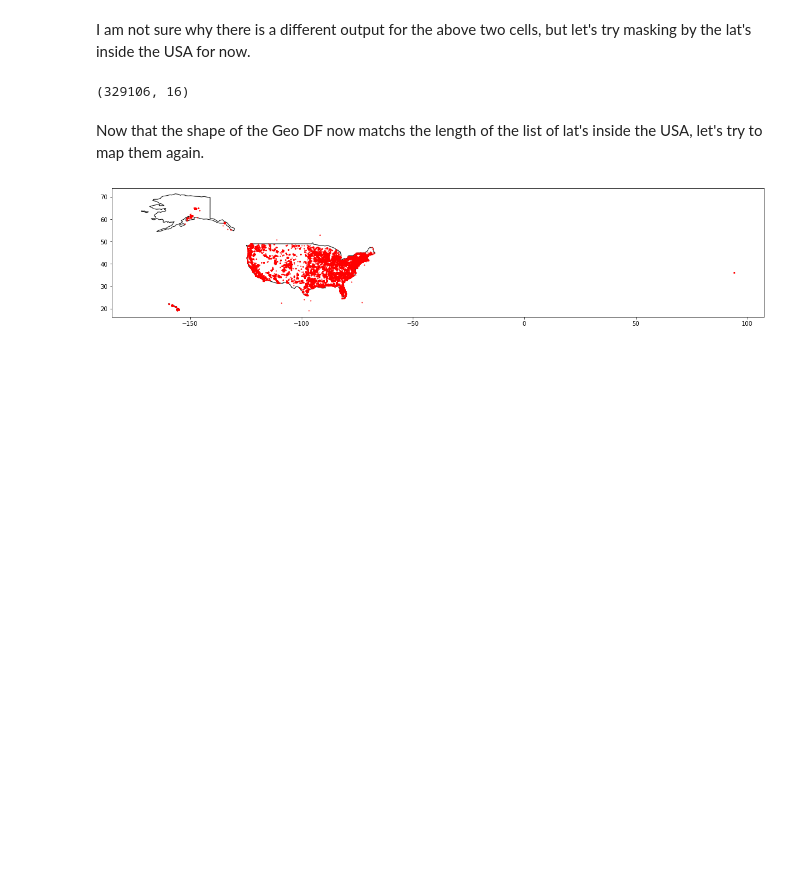
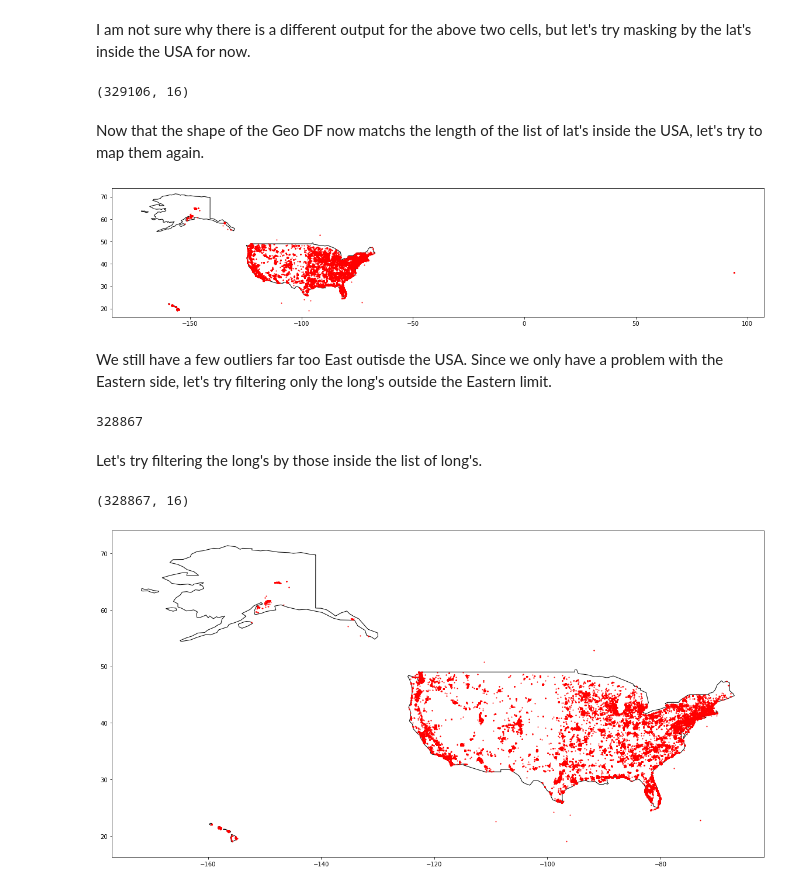
Before and after one commit to moferg/usa-housing-analysis, a Jupyter notebook: usa_housing_analysis.ipynb, the cells around one changed output. Saved outputs shown, nothing was run; the diff lists cells and outputs as text; code cells hidden in the pictures; blank space fills up the shorter version.

Commit message:
cleaned df_geo long's to include only those inside USA

```diff
--- a/usa_housing_analysis.ipynb
+++ b/usa_housing_analysis.ipynb
@@ -1036,3 +1036,33 @@ df_geo_inside_usa.plot(ax=ax, color='red', markersize=1)
 plt.show()
 # %% [output]
 [figure]
+# %% [markdown]
+We still have a few outliers far too East outisde the USA. Since we only have a problem with the Eastern side, let's try filtering only the long's outside the Eastern limit.
+# %%
+long_inside_usa = []
+
+for entry in df_geo.long:
+    if entry <= eastern_limit_long:
+        long_inside_usa.append(entry)
+
+print(len(long_inside_usa))
+# %% [output]
+328867
+# %% [markdown]
+Let's try filtering the long's by those inside the list of long's.
+# %%
+df_geo_inside_usa = df_geo[df_geo.long.isin(long_inside_usa)]
+
+df_geo_inside_usa.shape
+# %% [output]
+(328867, 16)
+# %%
+fig, ax = plt.subplots(figsize=[20, 20])
+
+world[world.iso_a3 == 'USA'].plot(ax=ax, color='white', edgecolor='black')
+
+df_geo_inside_usa.plot(ax=ax, color='red', markersize=1)
+
+plt.show()
+# %% [output]
+[figure, added]
```
